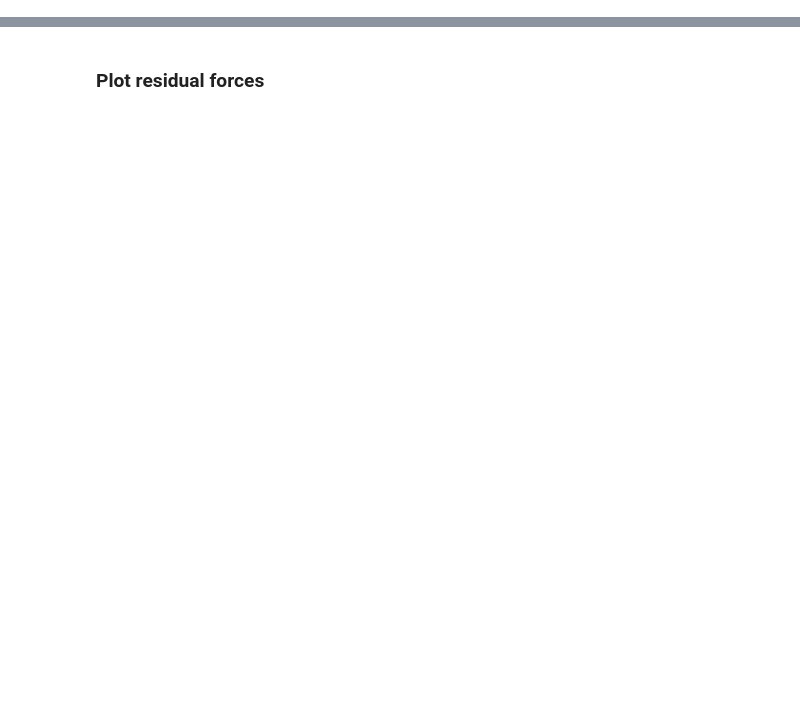
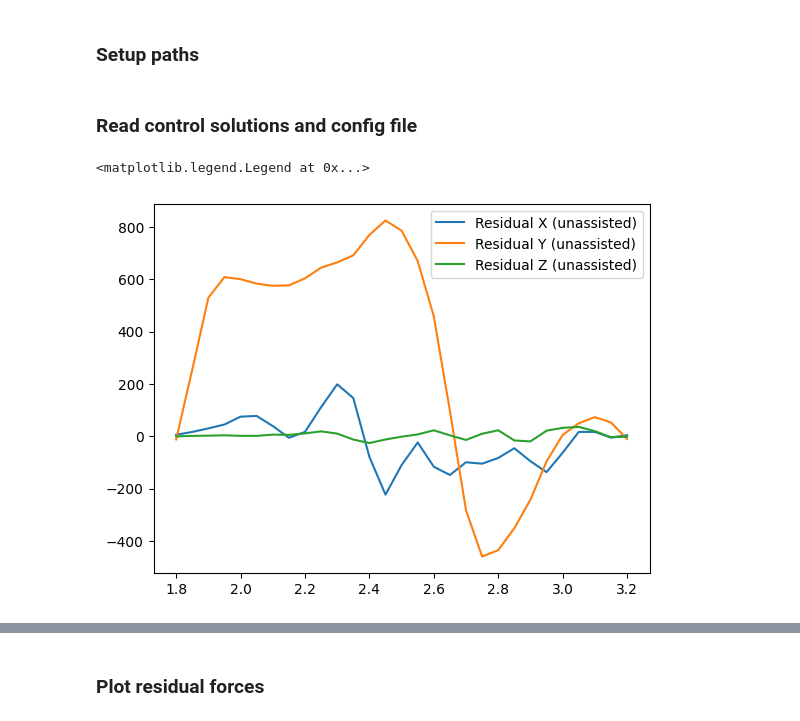
Before and after one commit to Harvard-Slade-Lab/assistive-arm, a Jupyter notebook: notebooks/visualize_data.ipynb, the cells around one changed output, grey strips where cells are left out. Cells and saved outputs as stored; diff of their text form; code cells hidden in the pictures; blank space fills up the shorter version.

```diff
--- a/notebooks/visualize_data.ipynb
+++ b/notebooks/visualize_data.ipynb
@@ -20,0 +12,2 @@ ground_forces = ground_forces[(ground_forces["time"] >= 1.8) & (ground_forces["t
+# %% [markdown]
+### Setup paths
@@ -20,0 +24,2 @@ ground_forces = ground_forces[(ground_forces["time"] >= 1.8) & (ground_forces["t
+# %% [markdown]
+### Read control solutions and config file
@@ -20,0 +34,8 @@ ground_forces = ground_forces[(ground_forces["time"] >= 1.8) & (ground_forces["t
+# %%
+plt.plot(df_assist_false.time, df_assist_false[f'/forceset/reserve_jointset_ground_pelvis_pelvis_tx']*config_file["reserve_actuator_force"], label=f'Residual X (unassisted)')
+plt.plot(df_assist_false.time, df_assist_false[f'/forceset/reserve_jointset_ground_pelvis_pelvis_ty']*config_file["reserve_actuator_force"], label=f'Residual Y (unassisted)')
+plt.plot(df_assist_false.time, df_assist_false[f'/forceset/reserve_jointset_ground_pelvis_pelvis_tz']*config_file["reserve_actuator_force"], label=f'Residual Z (unassisted)')
+plt.legend()
+# %% [output]
+<matplotlib.legend.Legend at 0x...>
+[figure, added]
```
Also changed, not shown: parts of 14 cells of this notebook, 17 other files.
